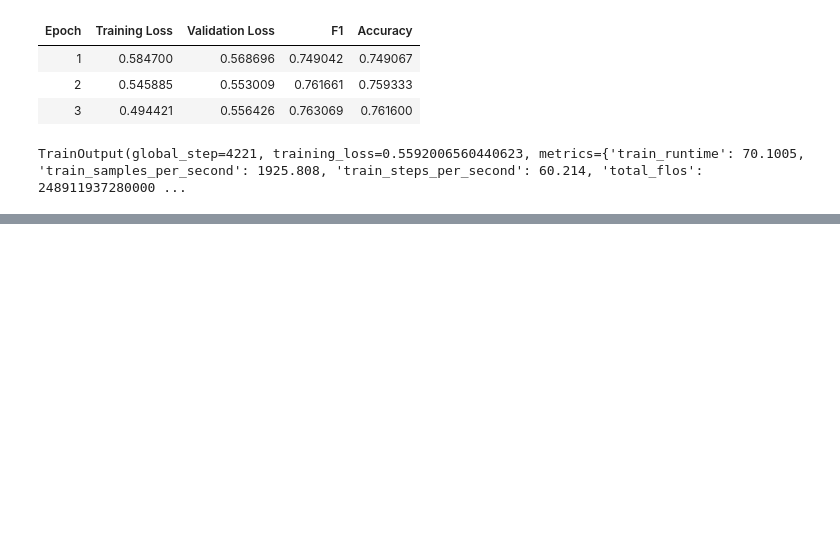
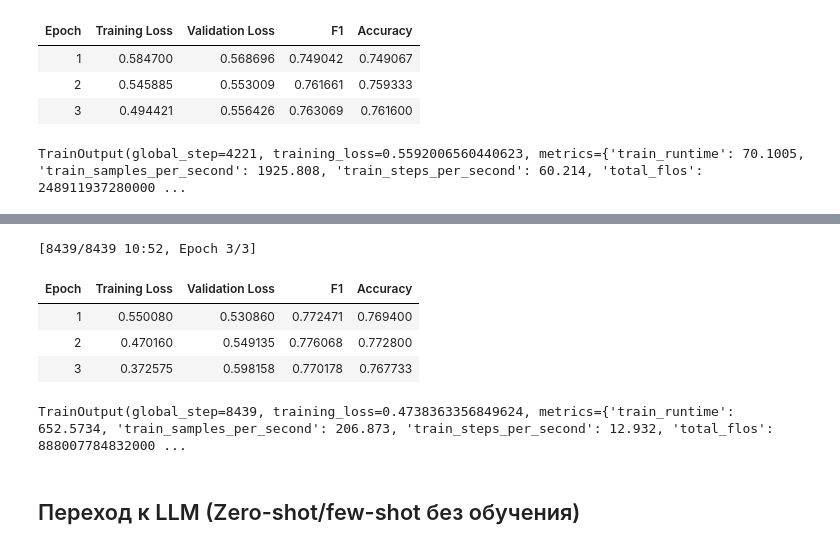
Before and after one commit to vizhiner/RuReviews-Sentiment-Classification, a Jupyter notebook: notebook.ipynb, the cells around one changed output, grey strips where cells are left out. Cells and saved outputs as stored; diff of their text form; code cells hidden in the pictures; blank space fills up the shorter version.

```diff
--- a/notebook.ipynb
+++ b/notebook.ipynb
@@ -167,0 +314,8 @@ TrainOutput(global_step=4221, training_loss=0.5592006560440623, metrics={'train_
+# %%
+from transformers import AutoTokenizer, AutoModelForSequenceClassification
+
+tokenizer_base = AutoTokenizer.from_pretrained('DeepPavlov/rubert-base-cased')
+model_base = AutoModelForSequenceClassification.from_pretrained(
+    'DeepPavlov/rubert-base-cased',
+    num_labels=3
+)
@@ -167,0 +343,43 @@ TrainOutput(global_step=4221, training_loss=0.5592006560440623, metrics={'train_
+# %%
+def tokenize_function_base(examples):
+    return tokenizer_base(
+        examples['text'],
+        truncation=True,
+        padding='max_length',
+        max_length=128
+    )
+
+tokenized_dataset_base = dataset.map(tokenize_function_base, batched=True)
+# %%
+training_args_base = TrainingArguments(
+    output_dir='./results_base',
+    num_train_epochs=3,
+    per_device_train_batch_size=16,
+    per_device_eval_batch_size=16,
+    learning_rate=2e-5,
+    eval_strategy='epoch',
+    save_strategy='epoch',
+    load_best_model_at_end=True,
+    metric_for_best_model='f1',
+    logging_strategy='steps',
+    logging_steps=100,
+)
+# %%
+trainer_base = Trainer(
+    model=model_base,
+    args=training_args_base,
+    train_dataset=tokenized_dataset_base['train'],
+    eval_dataset=tokenized_dataset_base['validation'],
+    compute_metrics=compute_metrics,
+)
+
+trainer_base.train()
+# %% [output]
+[8439/8439 10:52, Epoch 3/3]
+| Epoch | Training Loss | Validation Loss | F1 | Accuracy |
+| 1 | 0.550080 | 0.530860 | 0.772471 | 0.769400 |
+| 2 | 0.470160 | 0.549135 | 0.776068 | 0.772800 |
+| 3 | 0.372575 | 0.598158 | 0.770178 | 0.767733 |
+TrainOutput(global_step=8439, training_loss=0.4738363356849624, metrics={'train_runtime': 652.5734, 'train_samples_per_second': 206.873, 'train_steps_per_second': 12.932, 'total_flos': 888007784832000 ...
+# %% [markdown]
+## Переход к LLM (Zero-shot/few-shot без обучения)
```
Also changed, not shown: parts of 19 cells of this notebook, 1 other file.
